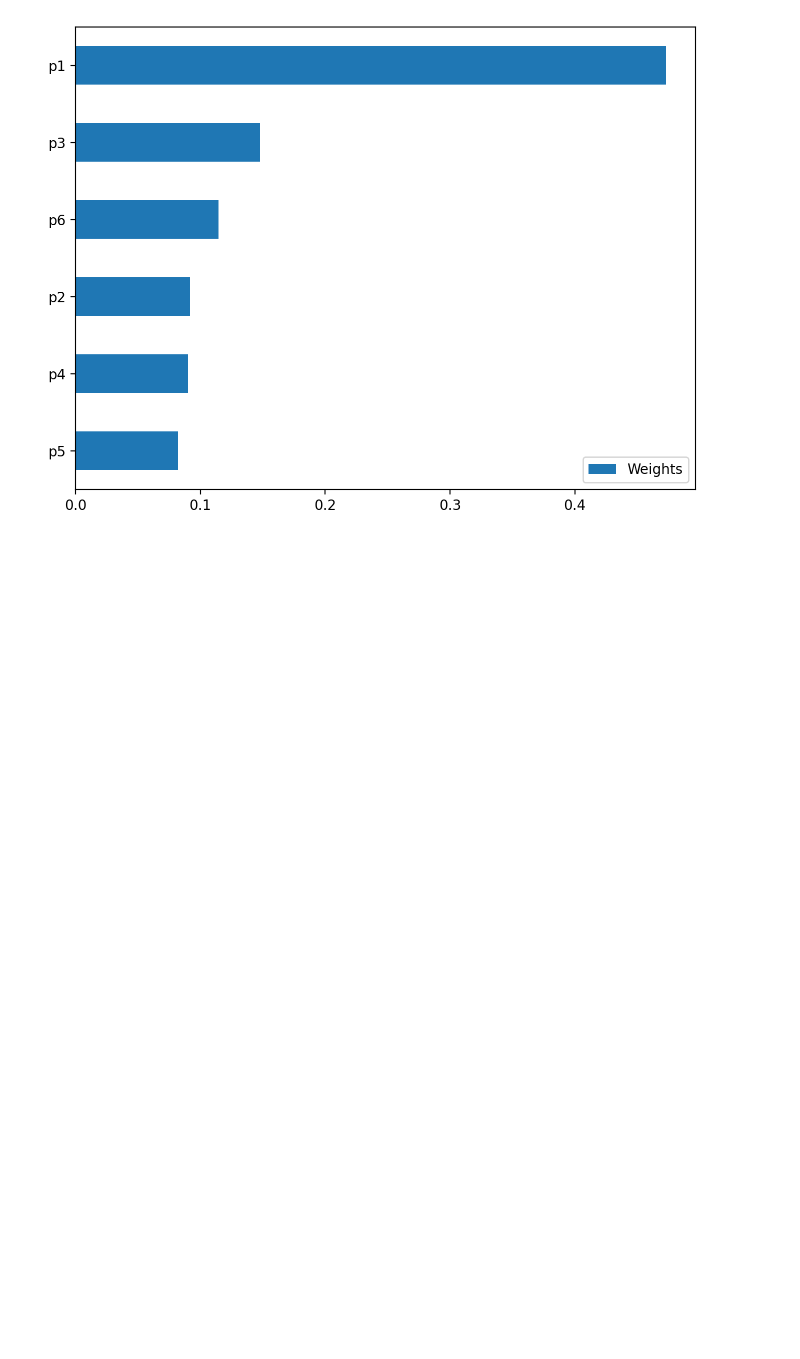
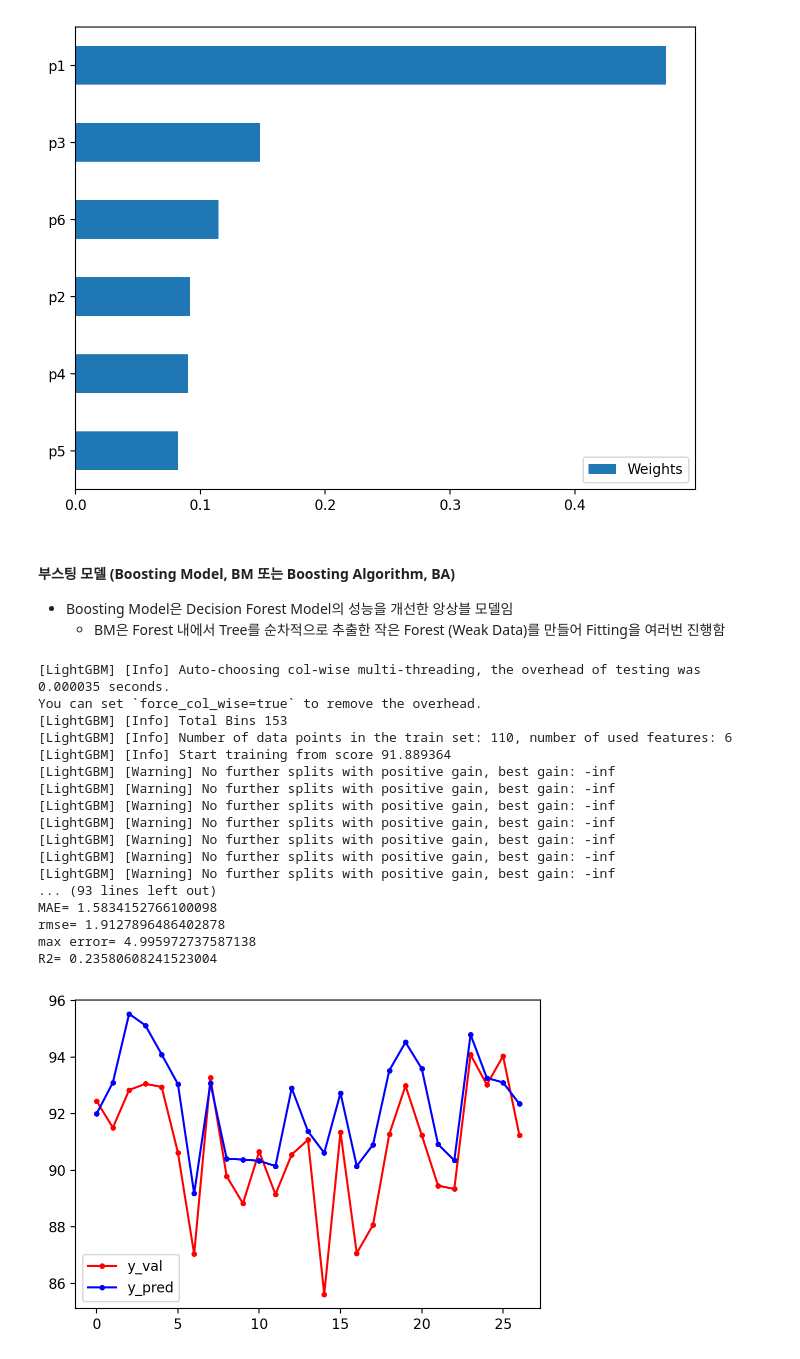
Before and after one commit to imbiotech/skbtML, a Jupyter notebook: k_pda_gmp_w_s.ipynb, the cells around one changed output. Cells and saved outputs as stored; diff of their text form; code cells hidden in the pictures; blank space fills up the shorter version.

```diff
--- a/k_pda_gmp_w_s.ipynb
+++ b/k_pda_gmp_w_s.ipynb
@@ -840,14 +837,14 @@ plot_features_weights(X_train.columns, dtr.feature_importances_)
     - 앙상블 모델은 여러 개의 Training Data Set을 생성하여 Fitting을 함으로써 좀 더 정확한 예측을 도출하는 모델임
     - 이중 RFM은 이름과 같이 Forest 내에서 Tree를 랜덤하게 추출한 작은 Forest (데이터의 일부만 취한 새로운 Training Set, Weak Data)를 만들어 Fitting을 여러번 진행함
 # %%
-# 랜덤 포레스트 모듈 호출
+# RFM 호출
 from sklearn.ensemble import RandomForestClassifier, RandomForestRegressor
-RFR = RandomForestRegressor()
+RFr = RandomForestRegressor()
 
 
-# Training Set을 통한 랜덤 포레스트 모델 fitting 및 예측 결과값 (y_pred) 도출
-RFR.fit(X_train,y_train)
-y_pred = RFR.predict(X_val)
+# Training Set을 통한 RFM fitting 및 예측 결과값 (y_pred) 도출
+RFr.fit(X_train,y_train)
+y_pred = RFr.predict(X_val)
 
 
 # 데이터 시각화
@@ -864,2 +861,38 @@ plot_features_weights(X_val.columns, RFR.feature_importances_)
 # %% [output]
 [figure]
+# %% [markdown]
+#### 부스팅 모델 (Boosting Model, BM 또는 Boosting Algorithm, BA)
+- Boosting Model은 Decision Forest Model의 성능을 개선한 앙상블 모델임
+    - BM은 Forest 내에서 Tree를 순차적으로 추출한 작은 Forest (Weak Data)를 만들어 Fitting을 여러번 진행함
+# %%
+# Light Gradient BM(LGBM) 모듈 호출
+from lightgbm import LGBMClassifier, LGBMRegressor
+LGBMr = LGBMRegressor()
+
+
+# Training Set을 통한 LGBM fitting 및 예측 결과값 (y_pred) 도출
+LGBMr.fit(X_train,y_train)
+y_pred = LGBMr.predict(X_val)
+
+
+# 시각화
+show_regression_result(y_val=y_val,y_pred=y_pred,N=1000)
+# %% [output]
+[LightGBM] [Info] Auto-choosing col-wise multi-threading, the overhead of testing was 0.000035 seconds.
+You can set `force_col_wise=true` to remove the overhead.
+[LightGBM] [Info] Total Bins 153
+[LightGBM] [Info] Number of data points in the train set: 110, number of used features: 6
+[LightGBM] [Info] Start training from score 91.889364
+[LightGBM] [Warning] No further splits with positive gain, best gain: -inf
+[LightGBM] [Warning] No further splits with positive gain, best gain: -inf
+[LightGBM] [Warning] No further splits with positive gain, best gain: -inf
+[LightGBM] [Warning] No further splits with positive gain, best gain: -inf
+[LightGBM] [Warning] No further splits with positive gain, best gain: -inf
+[LightGBM] [Warning] No further splits with positive gain, best gain: -inf
+[LightGBM] [Warning] No further splits with positive gain, best gain: -inf
+... (93 lines left out)
+MAE= 1.5834152766100098
+rmse= 1.9127896486402878
+max error= 4.995972737587138
+R2= 0.23580608241523004
+[figure, added]
```
Also changed, not shown: parts of 5 cells of this notebook.
